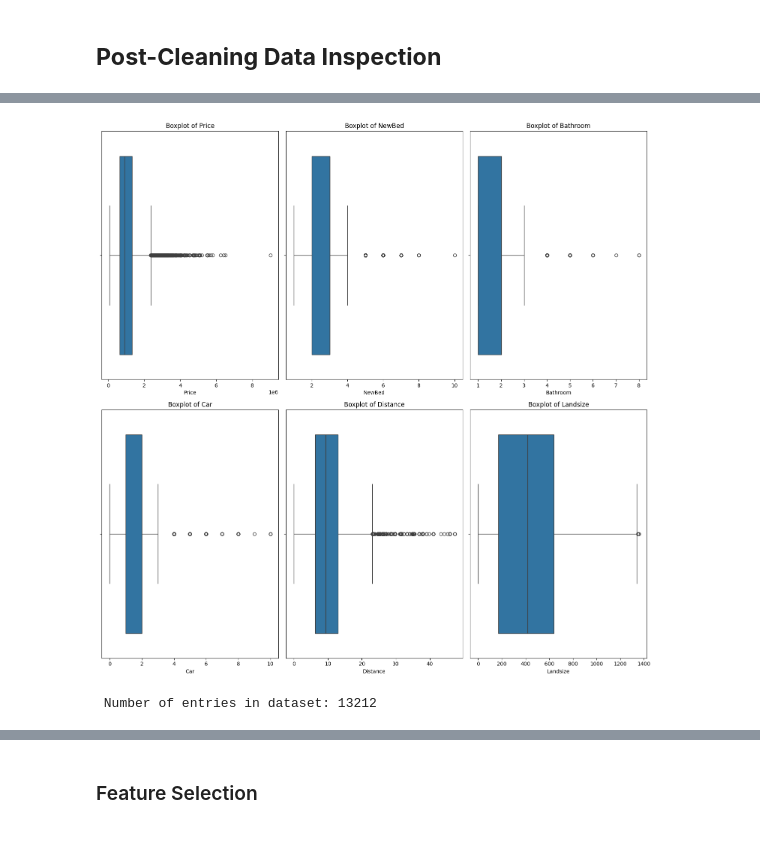
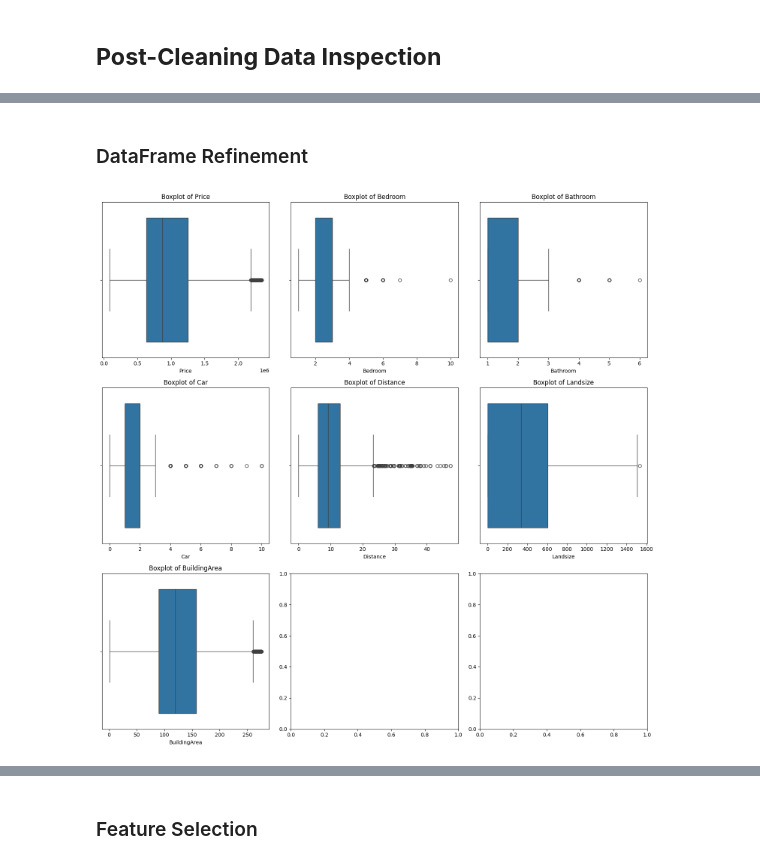
Before and after one commit to arahm071/Melbourne-Modeling-Journey, a Jupyter notebook: 05_Analysis_Reporting/Notebooks/02_Data_Cleaning.ipynb, the cells around one changed output, grey strips where cells are left out. Cells and saved outputs as stored; diff of their text form; code cells hidden in the pictures.

```diff
--- a/05_Analysis_Reporting/Notebooks/02_Data_Cleaning.ipynb
+++ b/05_Analysis_Reporting/Notebooks/02_Data_Cleaning.ipynb
@@ -228,0 +244,3 @@ plot_utils.plot_box(data=melb_data, column_list=quan_columns, rows=2, cols=3) #
+# %%
+# Impute 0 values in 'BuildingArea' with NaN
+melb_data.loc[melb_data['BuildingArea'] == 0, 'BuildingArea'] = np.nan
@@ -229,16 +249,37 @@ plot_utils.plot_box(data=melb_data, column_list=quan_columns, rows=2, cols=3) #
+# %%
+# Loop through specified columns to handle outliers
+for x in ['Price', 'Landsize']:
+    # Calculate the first and third quartiles and interquartile range (IQR)
+    q1, q3 = melb_data[x].quantile([0.25, 0.75])
+    IQR = q3 - q1
+    # Define upper and lower bounds for outliers
+    upper, lower = q3 + (1.5 * IQR), q1 - (1.5 * IQR)
+    # Remove outliers from the dataset
+    melb_data = melb_data[melb_data[x].between(lower, upper)].copy()
 # %%
-# Identify and handle outliers for 'Landsize' column
-q1, q3 = melb_data['Landsize'].quantile([0.25, 0.75])
+# Handle outliers for the 'BuildingArea' column
+# Calculate quartiles and IQR for 'BuildingArea'
+q1, q3 = melb_data['BuildingArea'].quantile([0.25, 0.75])
 IQR = q3 - q1
+# Define outlier bounds for 'BuildingArea'
 upper, lower = q3 + (1.5 * IQR), q1 - (1.5 * IQR)
-melb_data = melb_data[(melb_data['Landsize'] >= lower) & (melb_data['Landsize'] <= upper)].copy()
+# Filter out outliers, keeping NaN values
+melb_data = melb_data[melb_data['BuildingArea'].isna() | melb_data['BuildingArea'].between(lower, upper)].copy()
-# %%
-# Re-visualize post-outlier adjustment to verify correction
-plot_utils.plot_box(data=melb_data, column_list=quan_columns, rows=2, cols=3)
-plt.show()
-
-# Identify number of entries in dataset
-print(f'\n Number of entries in dataset: {melb_data.shape[0]}')
-# %% [output]
-[figure, removed]
- Number of entries in dataset: 13212
+# %% [markdown]
+### DataFrame Refinement
+# %%
+# Simplify the dataset by dropping columns not needed for further analysis
+melb_data.drop(columns=['Rooms', 'Bedroom2', 'YearBuilt', 'Lattitude', 'Longtitude', 'Propertycount'], inplace=True)
+
+# Reorder columns for readability and analysis purposes
+melb_data = melb_data[[
+    'Address', 'Postcode', 'Suburb', 'Regionname', 'CouncilArea', 'Type',
+    'Price', 'SellerG', 'Method', 'Date', 'Year', 'Month', 'Bedroom',
+    'Bathroom', 'Bathroom_was_0', 'Car', 'Car_was_missing', 'Distance',
+    'Landsize', 'Landsize_Indicator', 'BuildingArea', 'BuildingArea_was_missing'
+]]
+# %%
+# Plot boxplots to visualize outliers
+plot_utils.plot_box(data=melb_data, column_list=quant_columns, rows=3, cols=3)
+# %% [output]
+[figure, added]
```
Also changed, not shown: parts of 79 cells of this notebook, 8 other files.
